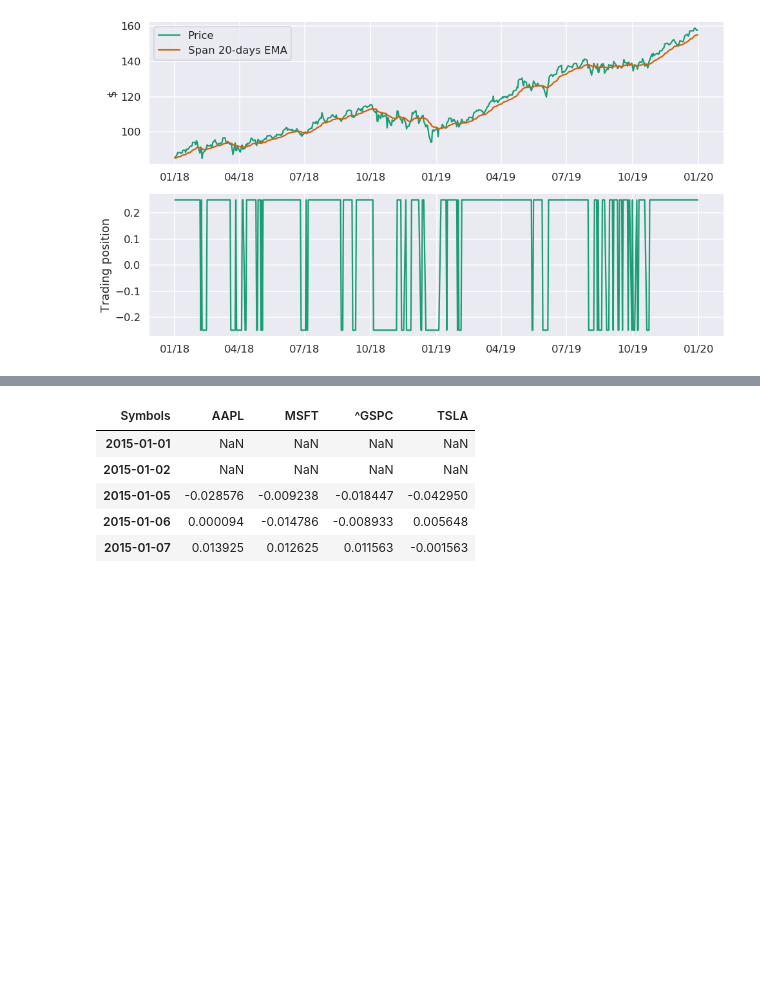
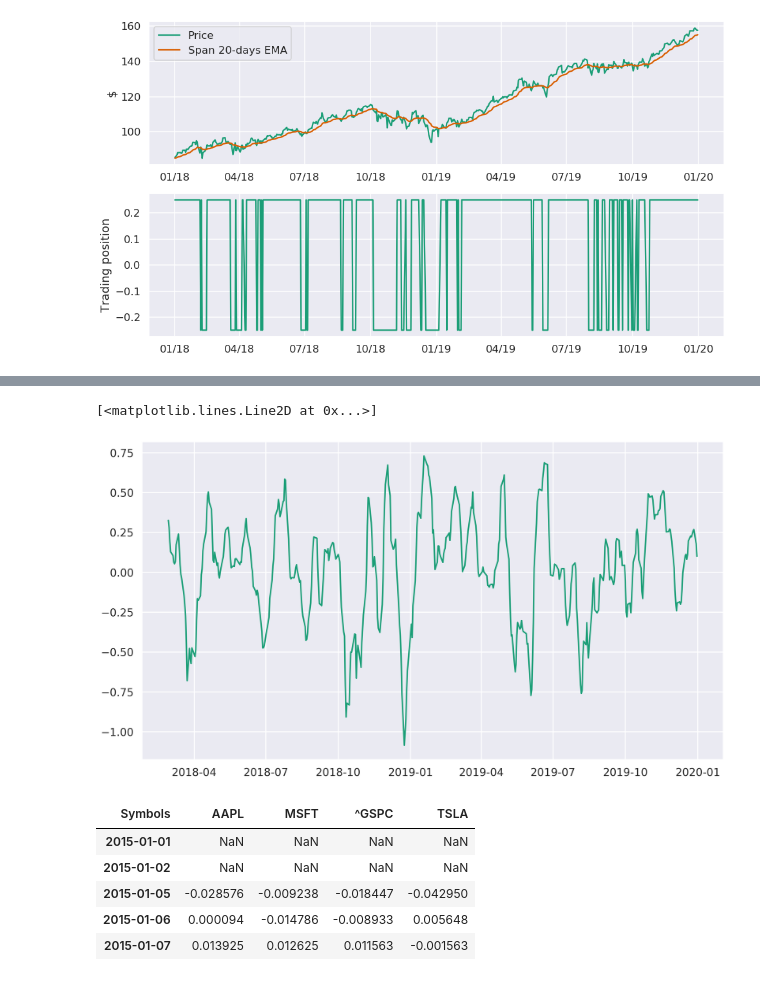
Before and after one commit to francescomarcolli/blockchain_prj, a Jupyter notebook: pyscripts/challenge_scripts/finance_part3.ipynb, the cells around one changed output, grey strips where cells are left out. Saved outputs shown, nothing was run; the diff lists cells and outputs as text; code cells hidden in the pictures; blank space fills up the shorter version.

```diff
--- a/pyscripts/challenge_scripts/finance_part3.ipynb
+++ b/pyscripts/challenge_scripts/finance_part3.ipynb
@@ -146,3 +170,8 @@ ax2.xaxis.set_major_formatter(my_year_month_fmt)
+# %%
+plt.plot(macd.macd_diff())
+# %% [output]
+[<matplotlib.lines.Line2D at 0x...>]
+[figure, added]
 # %%
 # Now that the position our strategy dictates each day has been calculated, the performance of this strategy can be easily estimated.
 # Log returns - First the logarithm of the prices is taken and the the difference of consecutive (log) observations
```
Also changed, not shown: parts of 4 cells of this notebook.
